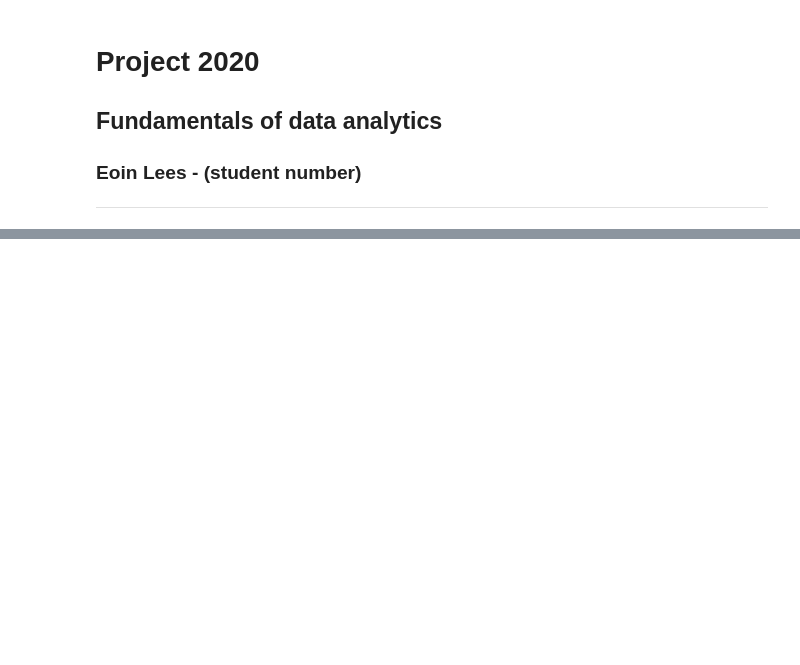
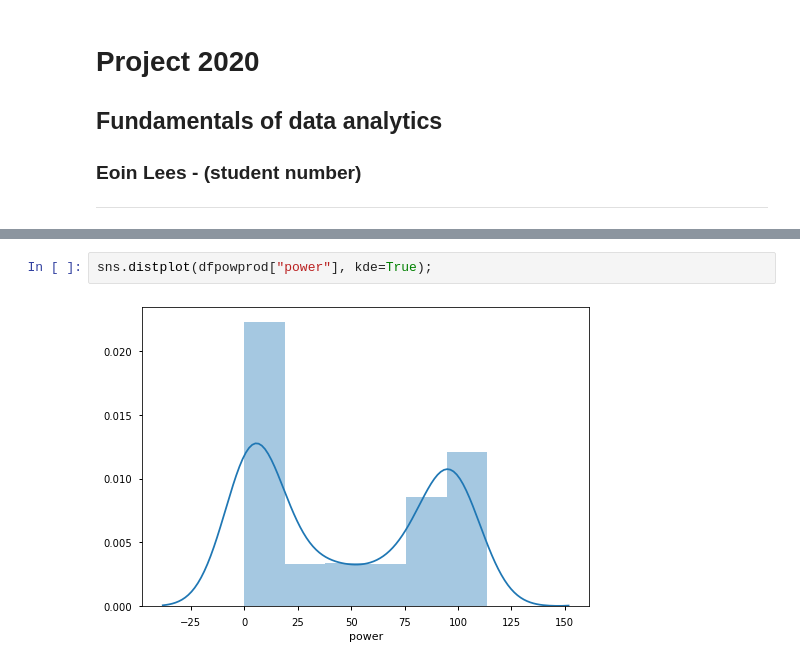
Before and after one commit to eoinlees/FoDA-Project-2020, a Jupyter notebook: Project-2020.ipynb, the cells around one changed output, grey strips where cells are left out. Saved outputs shown, nothing was run; the diff lists cells and outputs as text; blank space fills up the shorter version.

```diff
--- a/Project-2020.ipynb
+++ b/Project-2020.ipynb
@@ -20,0 +59,4 @@ sns.pairplot(dfpowprod, hue="class");
+# %%
+sns.distplot(dfpowprod["power"], kde=True);
+# %% [output]
+[figure, added]
```
Also changed, not shown: parts of 11 cells of this notebook.
